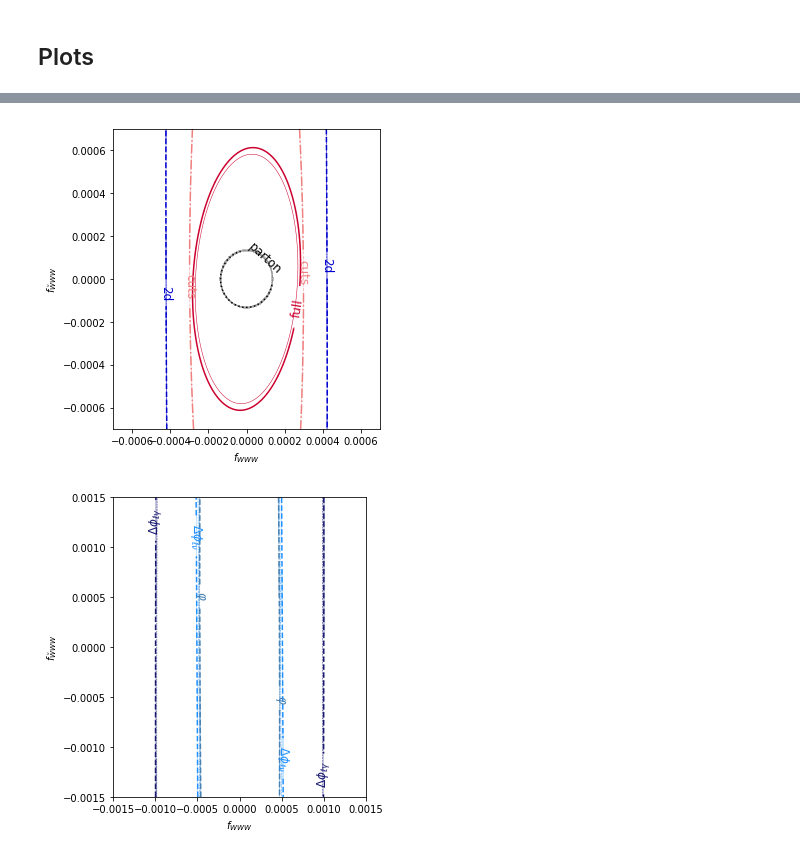
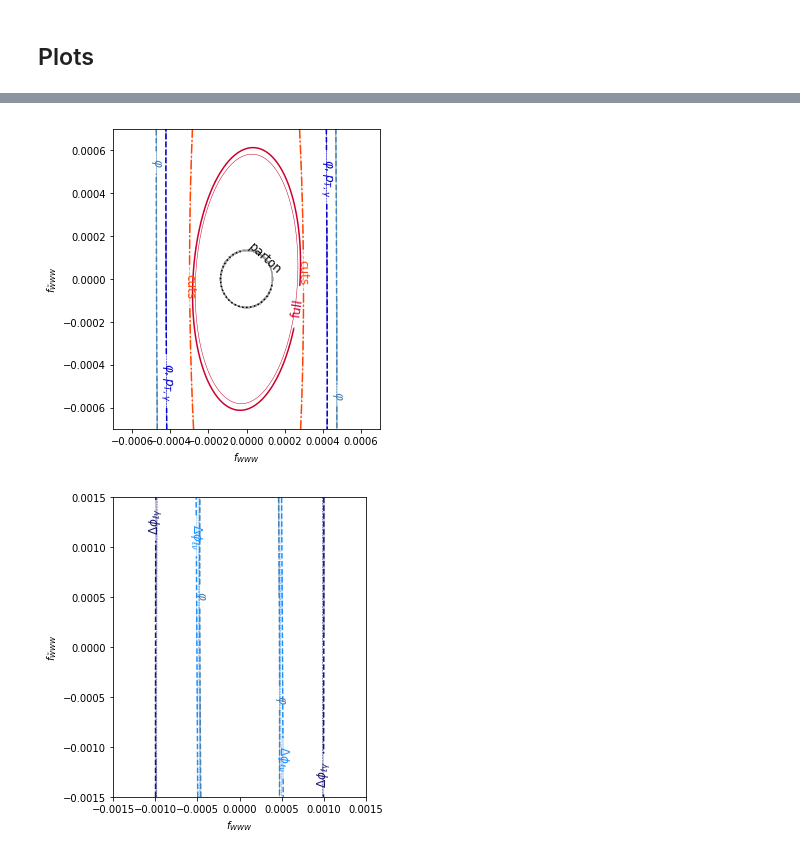
Before and after one commit to dlvp/diboson_mining, a Jupyter notebook: notebooks/wgamma/08_plot_fisher_information.ipynb, the cells around one changed output, grey strips where cells are left out. Drawn from its saved outputs; the diff is of its cells as text; code cells hidden in the pictures.

Commit message:
Updated Fisher plots

```diff
--- a/notebooks/wgamma/08_plot_fisher_information.ipynb
+++ b/notebooks/wgamma/08_plot_fisher_information.ipynb
@@ -55,7 +55,7 @@ def load_data(ml_prefix = '', profiled=True):
 
     # Histos
     histo_filenames = ['pta_phi', 'phi', 'deltaphi_lv', 'met', 'ptl', 'pta', 'deltaphi_la']
-    histo_labels    = ['2d', r'$\varphi$', r'$\Delta\phi_{\ell\nu}$', 'MET', r'$p_{T,\ell}$', r'$p_{T,\gamma}$', r'$\Delta\phi_{\ell\gamma}$']
+    histo_labels    = [r'$\varphi, p_{T,\gamma}$', r'$\varphi$', r'$\Delta\phi_{\ell\nu}$', 'MET', r'$p_{T,\ell}$', r'$p_{T,\gamma}$', r'$\Delta\phi_{\ell\gamma}$']
     histo_colors    = ['mediumblue', 'steelblue', 'dodgerblue', 'deepskyblue', 'cornflowerblue', 'b', 'midnightblue']
     histo_lss       = ['--']*10
 
@@ -73,7 +73,7 @@ def load_data(ml_prefix = '', profiled=True):
     # ML
     ml_filenames = ['full', 'full_infomode', 'minimal', 'full_tight', 'minimal_tight', 'phi_tight']
     ml_labels    = ['full', 'full (I)', 'minimal', 'cuts', 'cuts min', r'$\varphi$']
-    ml_colors    = ['#CC002E', 'firebrick', 'orangered', 'lightcoral', 'r', 'chocolate']
+    ml_colors    = ['#CC002E', 'firebrick', 'lightcoral', 'orangered', 'r', 'chocolate']
     ml_lss       = ['-', '-', '-', '-.', '-.', '--', ':']
 
     for hfilename, hlabel, hcolor, hls in zip(ml_filenames, ml_labels, ml_colors, ml_lss):
@@ -154,7 +154,7 @@ def make_plot(ml_prefix = '', indices=None, xmax=0.004):
 # %% [markdown]
 ## Plots
 # %%
-fig = make_plot('', xmax=0.0007, indices=[0,2,9,12])
+fig = make_plot('', xmax=0.0007, indices=[0,2,3,9,12])
 
 plt.savefig("../../figures/wgamma/information_wgamma_multivariate.pdf")
 # %% [output]
@@ -163,4 +161,4 @@ Adding an axes using the same arguments as a previous axes currently reuses the
-[figure, old version]
+[figure, new version]
 # %%
 fig = make_plot('', xmax=0.0015, indices=[3,4,8])
 
```
Also changed, not shown: parts of 2 cells of this notebook, 1 other file.
